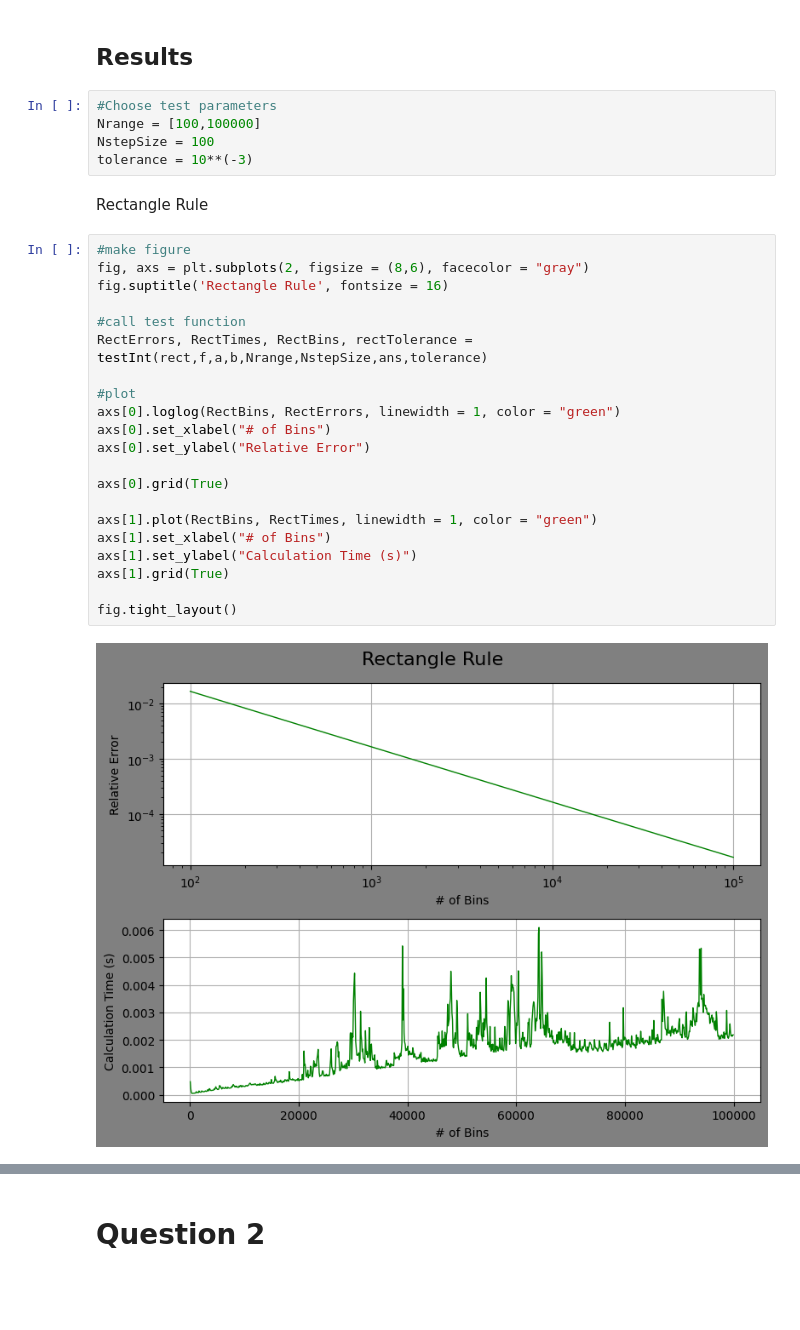
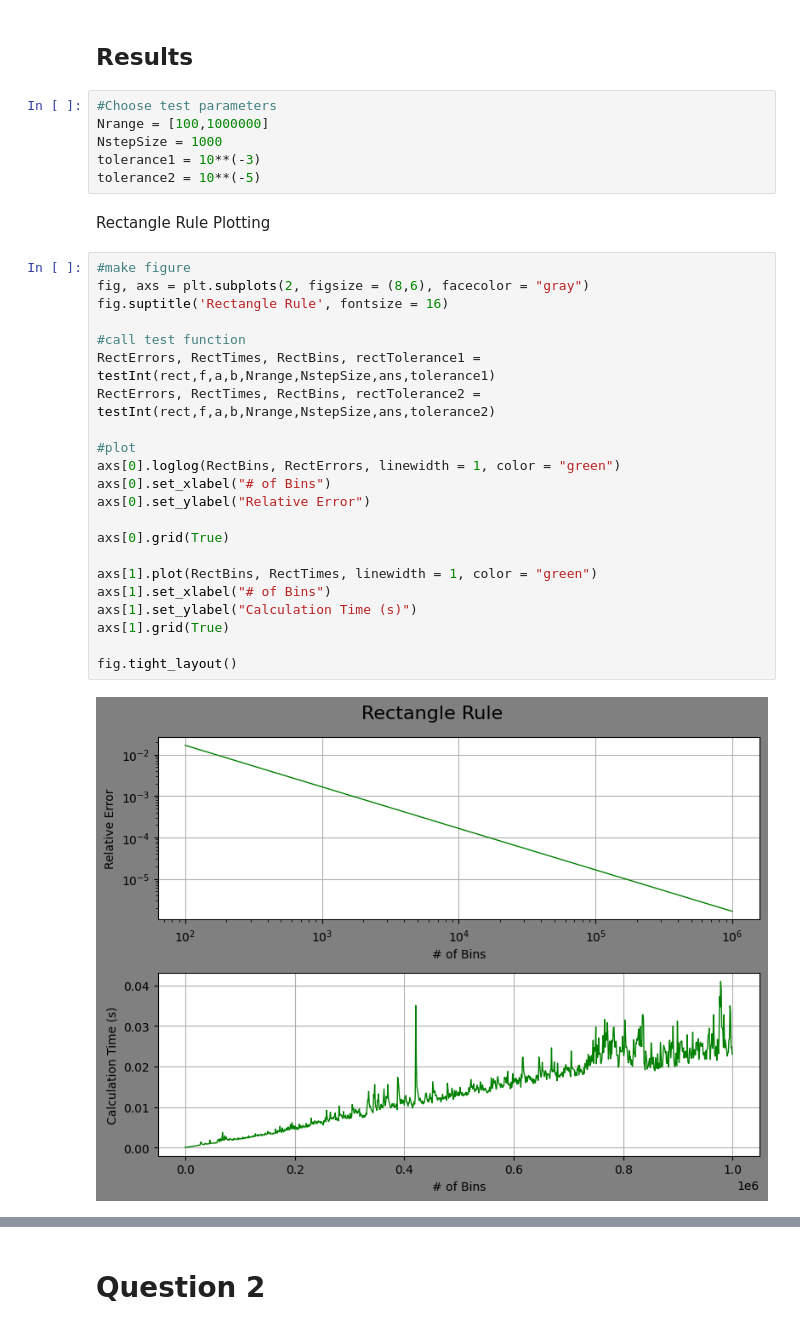
Before and after one commit to jake-van-sickle/ASTR-384C, a Jupyter notebook: HW1.ipynb, the cells around one changed output, grey strips where cells are left out. Cells and saved outputs as stored; diff of their text form; blank space fills up the shorter version.

```diff
--- a/HW1.ipynb
+++ b/HW1.ipynb
@@ -120,32 +117,34 @@ def testInt(intFunc,f,a,b,Nrange,NstepSize,ans,tolerance):
 ## Results
 # %%
 #Choose test parameters
-Nrange = [100,100000]
-NstepSize = 100
-tolerance = 10**(-3)
+Nrange = [100,1000000]
+NstepSize = 1000
+tolerance1 = 10**(-3)
+tolerance2 = 10**(-5)
 # %% [markdown]
-Rectangle Rule
+Rectangle Rule Plotting
 # %%
 #make figure
 fig, axs = plt.subplots(2, figsize = (8,6), facecolor = "gray")
 fig.suptitle('Rectangle Rule', fontsize = 16)
 
 #call test function
-RectErrors, RectTimes, RectBins, rectTolerance = testInt(rect,f,a,b,Nrange,NstepSize,ans,tolerance)
+RectErrors, RectTimes, RectBins, rectTolerance1 = testInt(rect,f,a,b,Nrange,NstepSize,ans,tolerance1)
+RectErrors, RectTimes, RectBins, rectTolerance2 = testInt(rect,f,a,b,Nrange,NstepSize,ans,tolerance2)
 
 #plot
 axs[0].loglog(RectBins, RectErrors, linewidth = 1, color = "green")
 axs[0].set_xlabel("# of Bins")
 axs[0].set_ylabel("Relative Error")
 
 axs[0].grid(True)
 
 axs[1].plot(RectBins, RectTimes, linewidth = 1, color = "green")
 axs[1].set_xlabel("# of Bins")
 axs[1].set_ylabel("Calculation Time (s)")
 axs[1].grid(True)
 
 fig.tight_layout()
 # %% [output]
-[figure, old version]
+[figure, new version]
 # %% [markdown]
```
Also changed, not shown: parts of 26 cells of this notebook.
